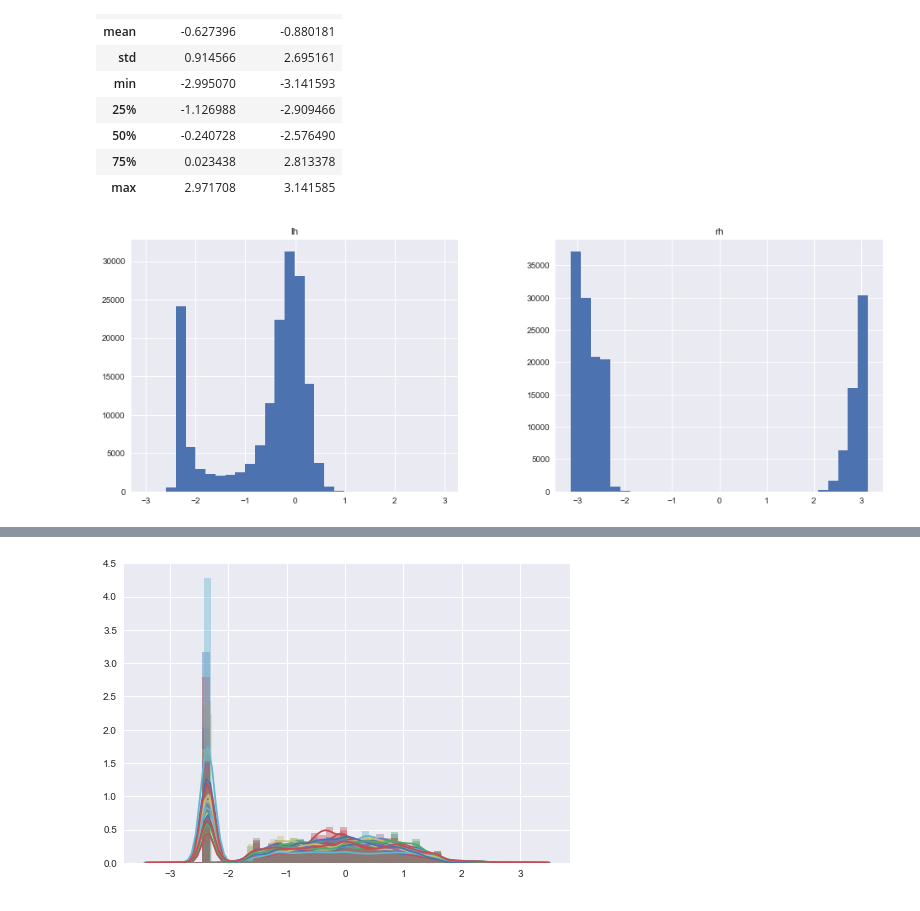
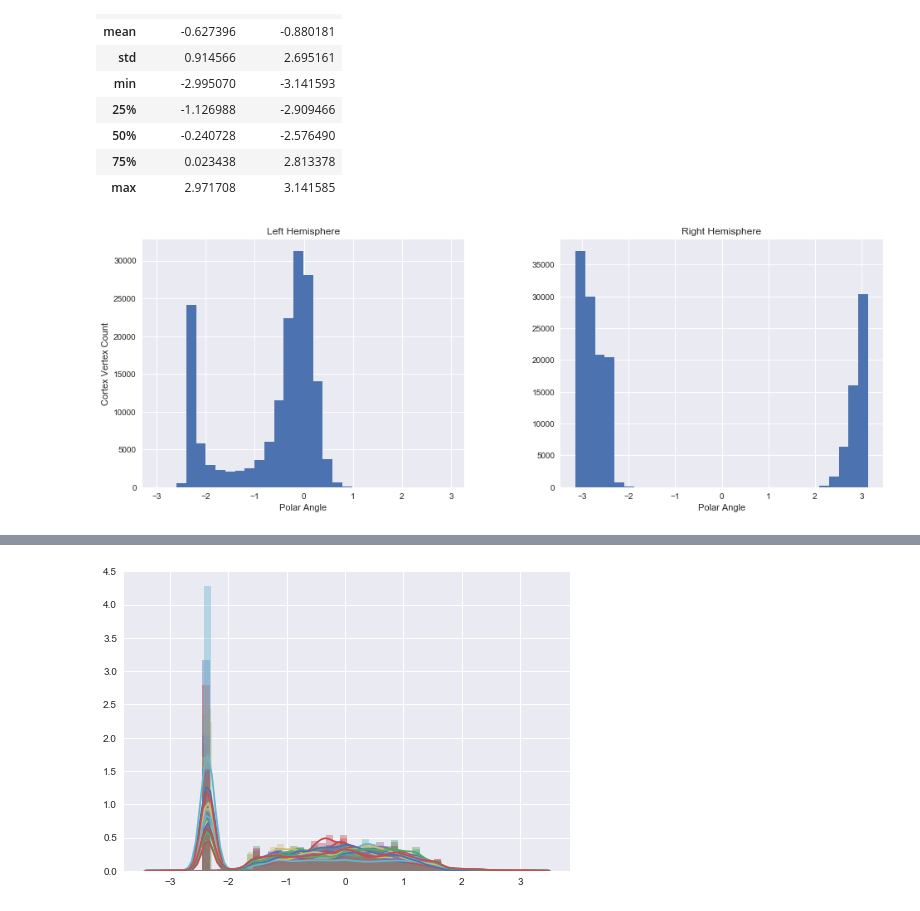
Before and after one commit to gkaguirrelab/extremeRetinotopy, a Jupyter notebook: fsAverage.ipynb, the cells around one changed output, grey strips where cells are left out. Cells and saved outputs as stored; diff of their text form; code cells hidden in the pictures.

```diff
--- a/fsAverage.ipynb
+++ b/fsAverage.ipynb
@@ -290,6 +293,11 @@ polar_angle.describe()
 | max | 2.971708 | 3.141585 |
 # %%
 # Histogram of polar angle, massive spike at -135°
-polar_angle.hist(bins=30, figsize=(16.0, 5.5));
+axes = polar_angle.hist(bins=30, figsize=(16.0, 5.5));
+axes[0][0].set_title("Left Hemisphere");
+axes[0][1].set_title("Right Hemisphere");
+axes[0][0].set_xlabel("Polar Angle");
+axes[0][1].set_xlabel("Polar Angle");
+axes[0][0].set_ylabel("Cortex Vertex Count");
 # %% [output]
-[figure, old version]
+[figure, new version]
```
Also changed, not shown: parts of 6 cells of this notebook, 1 other file.
